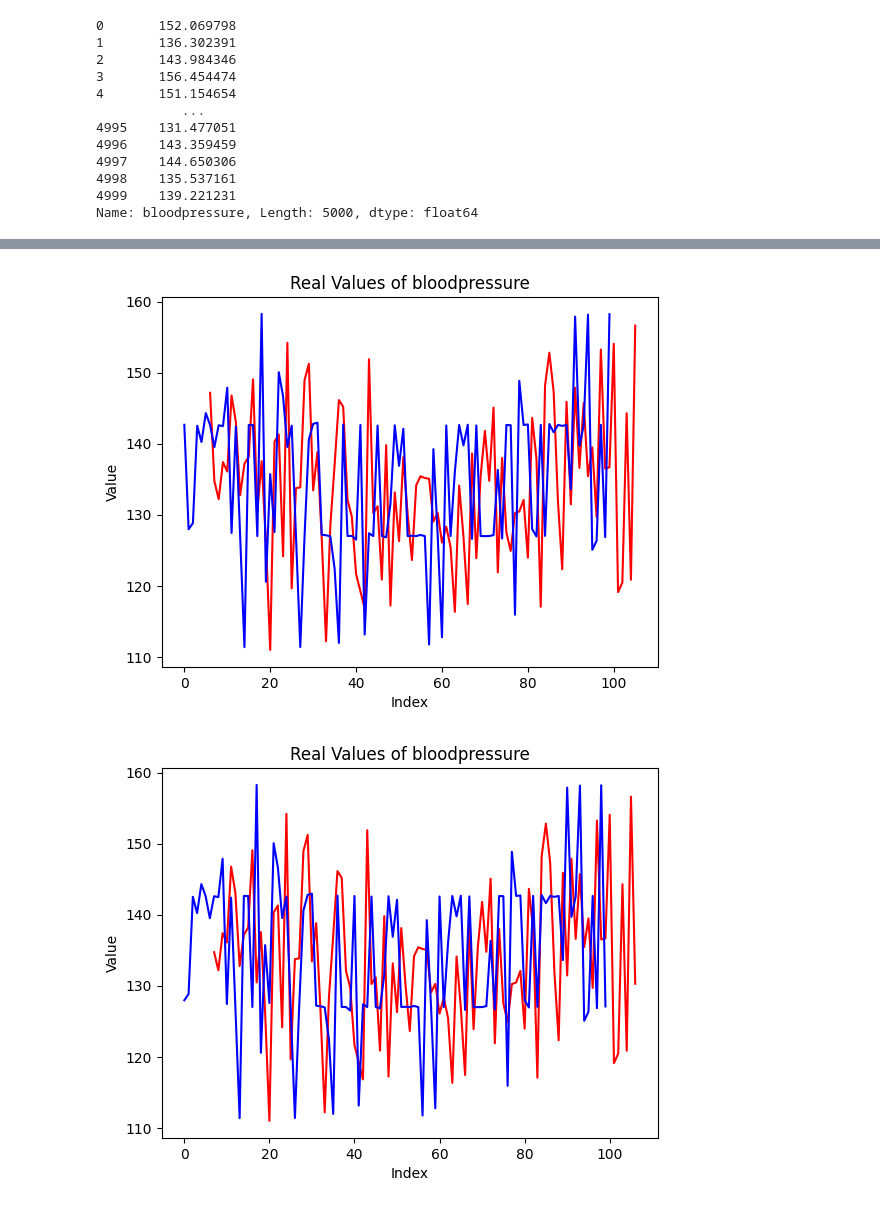
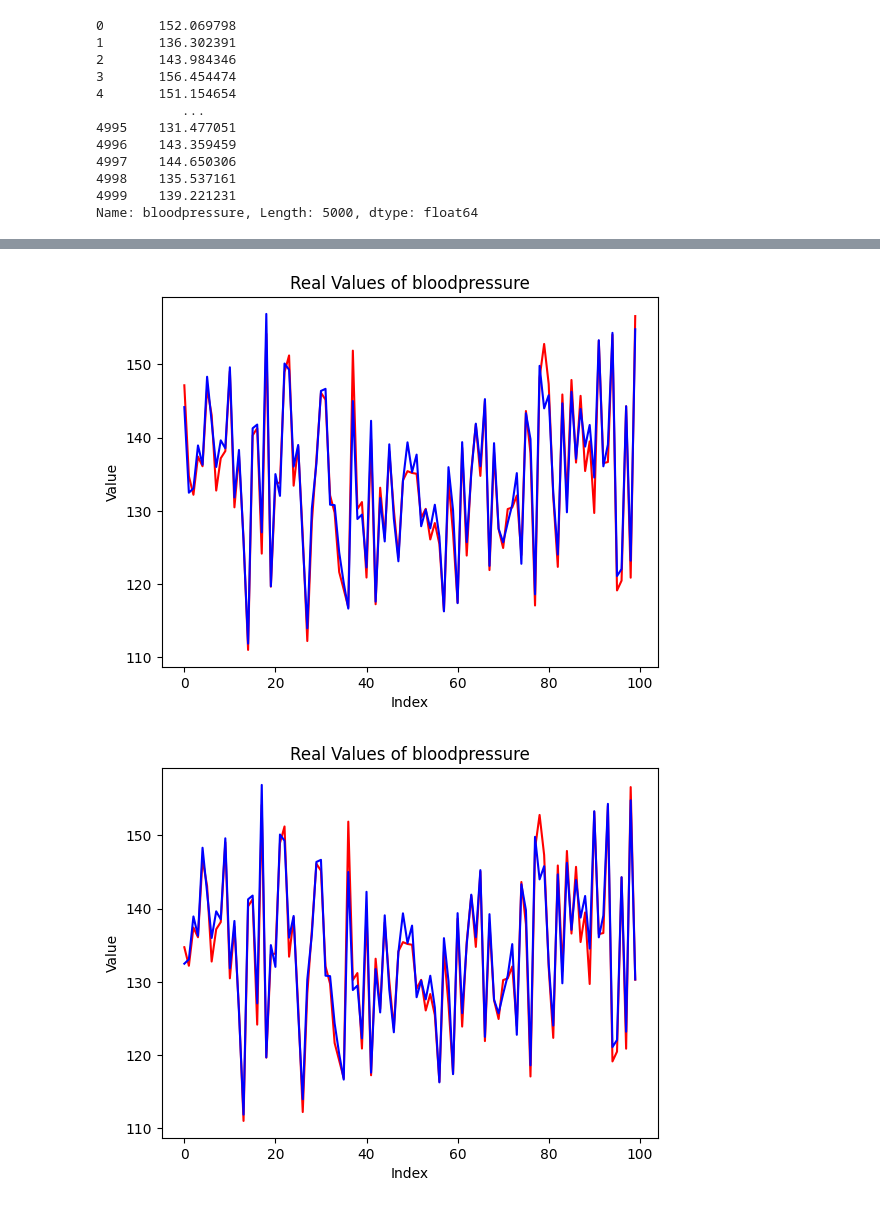
Before and after one commit to joseffaghihi/GenericCausalFuzzy, a Jupyter notebook: Generic_Fuzzy_.ipynb, the cells around one changed output, grey strips where cells are left out. Drawn from its saved outputs; the diff is of its cells as text; code cells hidden in the pictures.

```diff
--- a/Generic_Fuzzy_.ipynb
+++ b/Generic_Fuzzy_.ipynb
@@ -306,7 +303,8 @@ generic_fuzzy.fuzzy_rules
 generic_fuzzy_ctrl = ctrl.ControlSystem(generic_fuzzy.fuzzy_rules)
 generic_fuzzy_simulation = ctrl.ControlSystemSimulation(generic_fuzzy_ctrl)
 
-input_values = data.iloc[1]
+input_values = data.iloc[0]
+print(input_values)
 for el in generic_fuzzy_simulation._get_inputs():
   generic_fuzzy_simulation.input[el] = input_values[el]
 
@@ -341,8 +343,11 @@ for i in range(len(generic_fuzzy.data)):
 
   simulation_output[i] = generic_fuzzy_simulation.output[generic_fuzzy.target_consequent]
 # %%
+dff = generic_fuzzy.data[generic_fuzzy.target_consequent].copy(deep=True)
+dff = dff.to_numpy()
+
 for i in range(10):
-  plt.plot(generic_fuzzy.data[generic_fuzzy.target_consequent][i:i+100], color = 'r')
+  plt.plot(dff[i:i+100], color = 'r')
   plt.plot(simulation_output[i:i+100], color = 'b')
   plt.title(f'Real Values of {generic_fuzzy.target_consequent}')
   plt.xlabel('Index')
@@ -358,2 +363,2 @@ for i in range(10):
-[figure, old version]
+[figure, new version]
-[figure, old version]
+[figure, new version]
```
Also changed, not shown: parts of 6 cells of this notebook, 1 other file.
